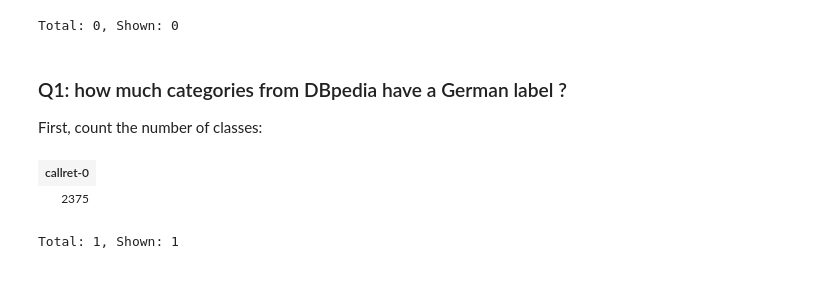
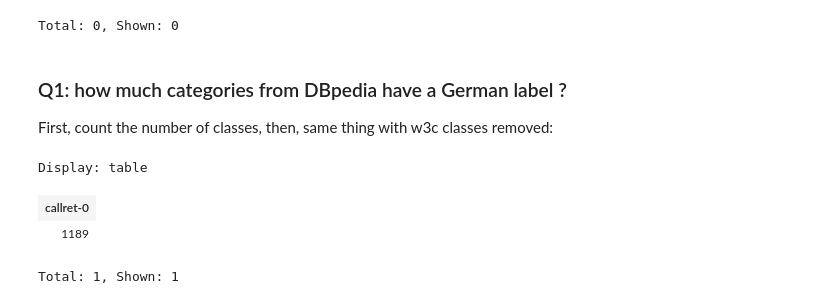
Before and after one commit to serasset/dbnary, a Jupyter notebook: tutorials/jupyter-python/notebooks/LDL2022-Chiarcos-Explorations.ipynb, the cells around one changed output. Drawn from its saved outputs; the diff is of its cells as text; code cells hidden in the pictures.

```diff
--- a/tutorials/jupyter-python/notebooks/LDL2022-Chiarcos-Explorations.ipynb
+++ b/tutorials/jupyter-python/notebooks/LDL2022-Chiarcos-Explorations.ipynb
@@ -65,13 +65,15 @@ Total: 0, Shown: 0
 # %% [markdown]
 ### Q1: how much categories from DBpedia have a German label ?
 
-First, count the number of classes:
+First, count the number of classes, then, same thing with w3c classes removed:
 # %%
-SELECT COUNT(*)
+%display table
+SELECT COUNT distinct *
 WHERE {
     ?class a owl:Class.
 }
 # %% [output]
+Display: table
 | callret-0 |
-| 2375 |
+| 1189 |
-Total: 1, Shown: 1
+Total: 1, Shown: 1
```
Also changed, not shown: parts of 6 cells of this notebook, 3 other files.
